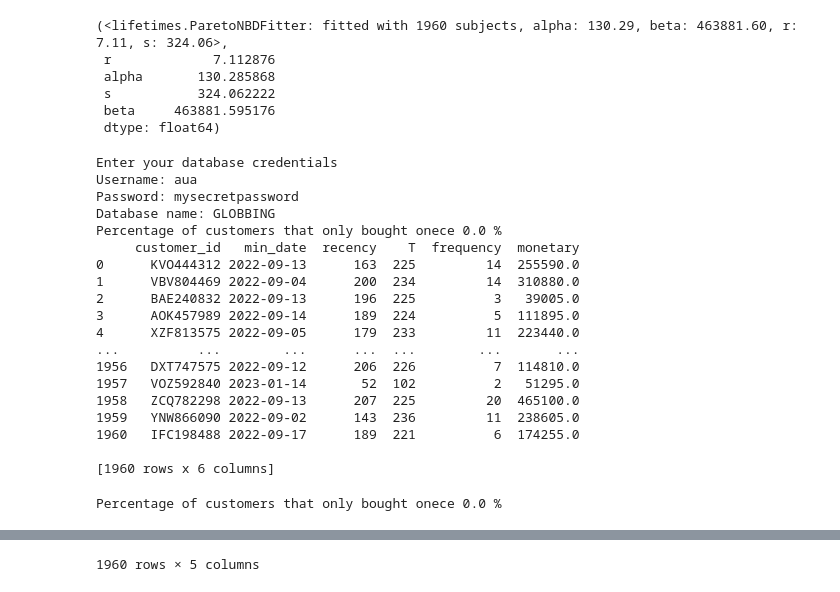
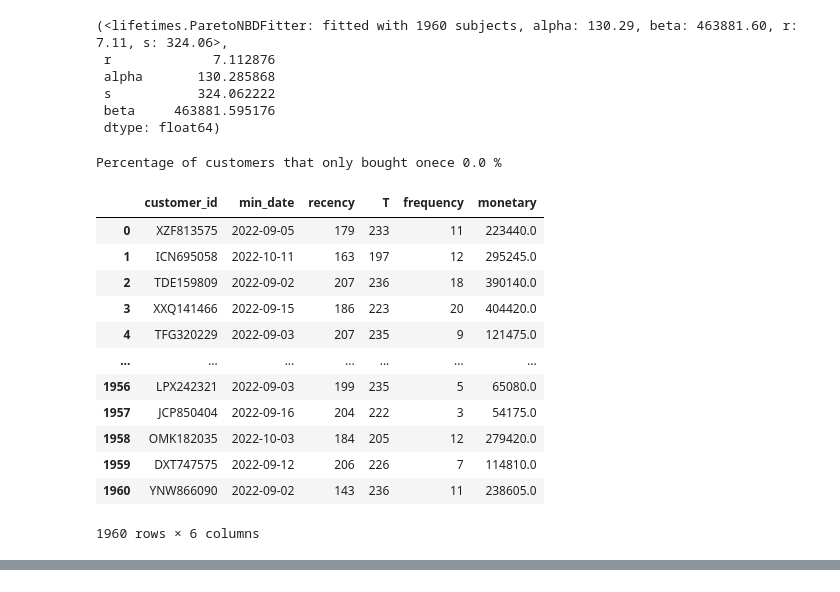
Before and after one commit to nareabg/esim, a Jupyter notebook: test.ipynb, the cells around one changed output, grey strips where cells are left out. Saved outputs shown, nothing was run; the diff lists cells and outputs as text; code cells hidden in the pictures.

```diff
--- a/test.ipynb
+++ b/test.ipynb
@@ -393,35 +406,29 @@ Percentage of customers that only bought onece 0.0 %
 # %%
 
 from lifetimes import ParetoNBDFitter
 from lifetimes import ParetoNBDFitter
 from lifetimes.utils import summary_data_from_transaction_data
 import pandas as pd
 from zenq.clvmodels.pareto import Model
 uf = Model()
 
-result = uf.predict_paretonbd()
+result = uf.cltv_df()
 
 # print('Length of df_data_group:', len(result))
 
 result
 # %% [output]
-Enter your database credentials
-Username: aua
-Password: mysecretpassword
-Database name: GLOBBING
 Percentage of customers that only bought onece 0.0 %
-     customer_id   min_date  recency    T  frequency  monetary
-0      KVO444312 2022-09-13      163  225         14  255590.0
-1      VBV804469 2022-09-04      200  234         14  310880.0
-2      BAE240832 2022-09-13      196  225          3   39005.0
-3      AOK457989 2022-09-14      189  224          5  111895.0
-4      XZF813575 2022-09-05      179  233         11  223440.0
-...          ...        ...      ...  ...        ...       ...
-1956   DXT747575 2022-09-12      206  226          7  114810.0
-1957   VOZ592840 2023-01-14       52  102          2   51295.0
-1958   ZCQ782298 2022-09-13      207  225         20  465100.0
-1959   YNW866090 2022-09-02      143  236         11  238605.0
-1960   IFC198488 2022-09-17      189  221          6  174255.0
-
-[1960 rows x 6 columns]
+|  | customer_id | min_date | recency | T | frequency | monetary |
+| 0 | XZF813575 | 2022-09-05 | 179 | 233 | 11 | 223440.0 |
+| 1 | ICN695058 | 2022-10-11 | 163 | 197 | 12 | 295245.0 |
+| 2 | TDE159809 | 2022-09-02 | 207 | 236 | 18 | 390140.0 |
+| 3 | XXQ141466 | 2022-09-15 | 186 | 223 | 20 | 404420.0 |
+| 4 | TFG320229 | 2022-09-03 | 207 | 235 | 9 | 121475.0 |
+| ... | ... | ... | ... | ... | ... | ... |
+| 1956 | LPX242321 | 2022-09-03 | 199 | 235 | 5 | 65080.0 |
+| 1957 | JCP850404 | 2022-09-16 | 204 | 222 | 3 | 54175.0 |
+| 1958 | OMK182035 | 2022-10-03 | 184 | 205 | 12 | 279420.0 |
+| 1959 | DXT747575 | 2022-09-12 | 206 | 226 | 7 | 114810.0 |
+| 1960 | YNW866090 | 2022-09-02 | 143 | 236 | 11 | 238605.0 |
-Percentage of customers that only bought onece 0.0 %
+1960 rows × 6 columns
@@ -440,4 +435,3 @@ Percentage of customers that only bought onece 0.0 %
-1960 rows × 5 columns
 # %%
 
 from lifetimes import ParetoNBDFitter
```
Also changed, not shown: parts of 4 cells of this notebook, 3 other files.
